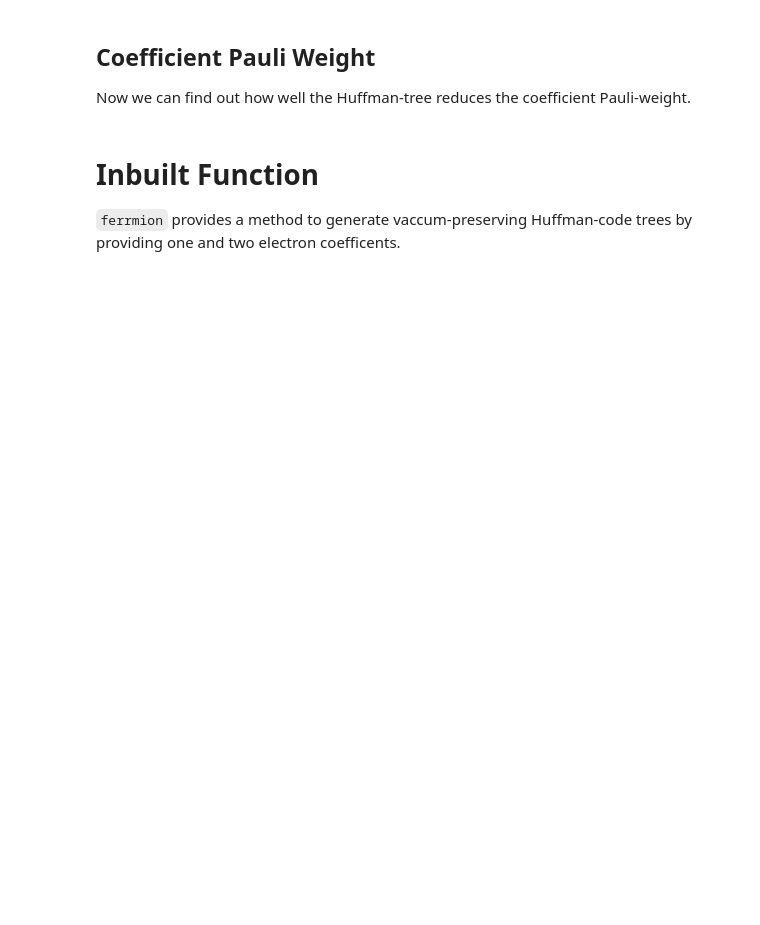
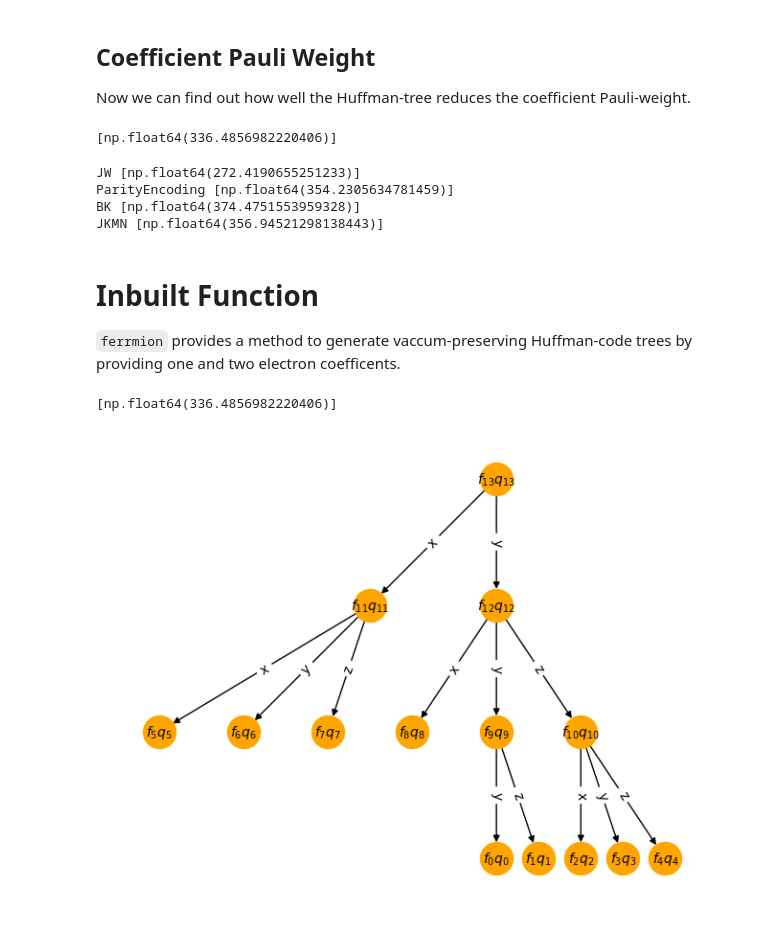
Before and after one commit to UCL-CCS/ferrmion, a Jupyter notebook: docs/source/notebooks/huffman.ipynb, the cells around one changed output. Saved outputs shown, nothing was run; the diff lists cells and outputs as text; code cells hidden in the pictures; blank space fills up the shorter version.

Commit message:
Annealing cost functions (#74)
* producing plots

* consisten weight function names

* fix import to cost functions

* run notebooks

```diff
--- a/docs/source/notebooks/huffman.ipynb
+++ b/docs/source/notebooks/huffman.ipynb
@@ -195,17 +282,24 @@ huffman_tree.default_enumeration_scheme()
 Now we can find out how well the Huffman-tree reduces the coefficient Pauli-weight.
 # %%
 from ferrmion.hamiltonians import molecular_hamiltonian, molecular_hamiltonian_template
-from ferrmion.optimize import pauli_weighted_norm
+from ferrmion.optimize import coefficient_pauli_weight
 
 ham = molecular_hamiltonian(huffman_tree, ones, twos, constant_energy=0, physicist_notation=True)
-pauli_weighted_norm(ham)
+coefficient_pauli_weight(ham)
+# %% [output]
+[np.float64(336.4856982220406)]
 # %%
 from ferrmion.encode import JW, ParityEncoding, BK, JKMN
 encoding_funcs = [JW, ParityEncoding, BK, JKMN]
 for encoding in encoding_funcs:
     ham = molecular_hamiltonian(encoding(n_modes=huffman_tree.n_modes), ones, twos, constant_energy=0, physicist_notation=True)
-    pw = pauli_weighted_norm(ham)
+    pw = coefficient_pauli_weight(ham)
     print(encoding.__name__, pw)
+# %% [output]
+JW [np.float64(272.4190655251233)]
+ParityEncoding [np.float64(354.2305634781459)]
+BK [np.float64(374.4751553959328)]
+JKMN [np.float64(356.94521298138443)]
 # %% [markdown]
 # Inbuilt Function
 
@@ -213,10 +307,13 @@ for encoding in encoding_funcs:
 # %%
 from ferrmion.optimize.huffman import huffman_ternary_tree
 
 inbuilt_huffman = huffman_ternary_tree(ones, twos)
-draw_tt(inbuilt_huffman)
+draw_tt(inbuilt_huffman, inbuilt_huffman.enumeration_scheme)
 
 inbuilt_ham = molecular_hamiltonian(inbuilt_huffman, ones, twos, constant_energy=0, physicist_notation=True)
-pauli_weighted_norm(inbuilt_ham)
+coefficient_pauli_weight(inbuilt_ham)
+# %% [output]
+[np.float64(336.4856982220406)]
+[figure, added]
 # %%
 inbuilt_huffman.default_enumeration_scheme()
```
Also changed, not shown: parts of 12 cells of this notebook, 16 other files.
